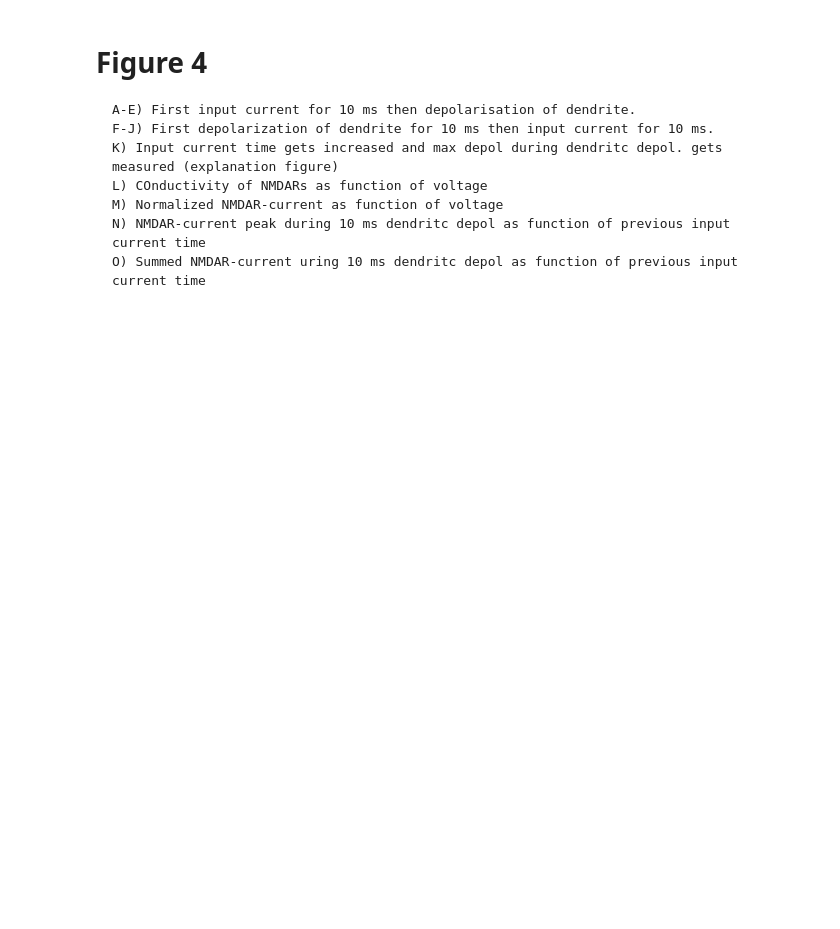
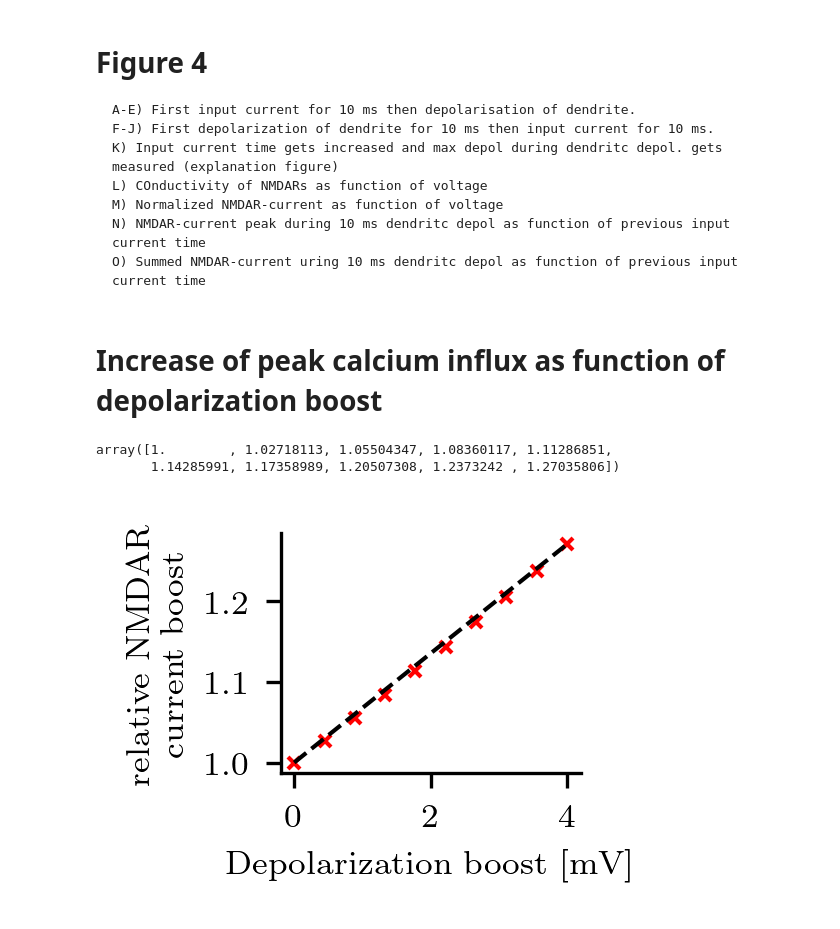
Before and after one commit to feblmu/Eberhardt2024Ion-concentration, a Jupyter notebook: notebooks/Figure04.ipynb, the cells around one changed output. Drawn from its saved outputs; the diff is of its cells as text; code cells hidden in the pictures; blank space fills up the shorter version.

```diff
--- a/notebooks/Figure04.ipynb
+++ b/notebooks/Figure04.ipynb
@@ -524,3 +528,43 @@ plt.show()
     M) Normalized NMDAR-current as function of voltage
     N) NMDAR-current peak during 10 ms dendritc depol as function of previous input current time
     O) Summed NMDAR-current uring 10 ms dendritc depol as function of previous input current time
+# %% [markdown]
+# Increase of peak calcium influx as function of depolarization boost
+# %%
+a,b= 0.073, -0.074
+
+resting_potential=-85
+
+g_NMDAR_CA1 = get_normalized_NMDAR_conductance(a=a, b=b)
+
+v = np.linspace(resting_potential, resting_potential+4,10)
+g = g_NMDAR_CA1(v)
+i = v * g
+i
+# %%
+i / i[0]
+# %% [output]
+array([1.        , 1.02718113, 1.05504347, 1.08360117, 1.11286851,
+       1.14285991, 1.17358989, 1.20507308, 1.2373242 , 1.27035806])
+# %%
+
+fig = plt.figure(figsize=(1,0.8), dpi=300)
+pos = [0,0,1,1]
+
+ax = fig.add_axes(pos)
+
+x,y = v-resting_potential,i/i[0]
+ax.plot(x,y, 'rx', lw=1, markersize=3.)
+#ax.plot(v-resting_potential,i/i[0], 'kx', lw=1)
+ax.plot([x[0],x[-1]],[y[0],y[-1]], 'k--', lw=1., markersize=1.)
+
+
+ax.spines['top'].set_visible(False)
+ax.spines['right'].set_visible(False)
+
+ax.set_xlabel('Depolarization boost [mV]', fontsize=8)
+ax.set_ylabel('relative NMDAR \n current boost', fontsize=8)
+
+ax.tick_params(labelsize=8)
+# %% [output]
+[figure, added]
```
Also changed, not shown: parts of 4 cells of this notebook, 10 other files.
